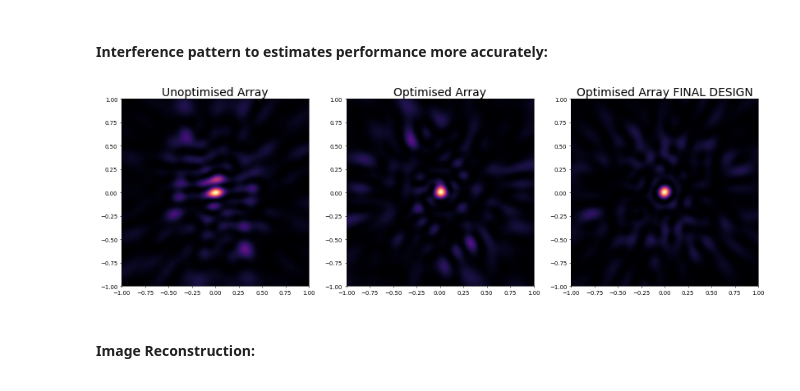
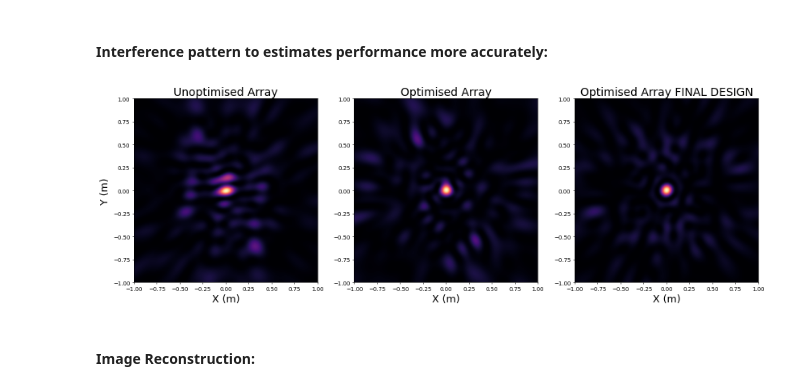
Before and after one commit to Matt-Cox1/NonUniformPhasedArrays, a Jupyter notebook: Example_Notebook_Non_Regular_Array_Designs.ipynb, the cells around one changed output. Saved outputs shown, nothing was run; the diff lists cells and outputs as text; code cells hidden in the pictures.

```diff
--- a/Example_Notebook_Non_Regular_Array_Designs.ipynb
+++ b/Example_Notebook_Non_Regular_Array_Designs.ipynb
@@ -85,31 +85,34 @@ plt.show()
 # %%
 resolution = 300
 PAA.width = 2
 PAA.Z_depth = 1
 interference_pattern1 = PAA.create_image("test_array_random.csv", resolution)
 interference_pattern2 = PAA.create_image("test_array.csv", resolution)
 interference_pattern3 = PAA.create_image("Designs/20Ant.csv", resolution) # ANother example array. You can remove this array or use your own to compare to
 
 # Create a figure for the subplots
 fig, axs = plt.subplots(1, 3, figsize=(20, 10), dpi=50)
 
 # First subplot for the unoptimised array
 axs[0].set_title("Unoptimised Array", fontsize=20)
 axs[0].imshow(interference_pattern1, extent = [-PAA.width/2, PAA.width/2, -PAA.width/2, PAA.width/2],cmap="magma")
+axs[0].set_xlabel('X (m)', fontsize=18)
+axs[0].set_ylabel('Y (m)', fontsize=18)
 
 # Second subplot for the optimised array
 axs[1].set_title("Optimised Array", fontsize=20)
 axs[1].imshow(interference_pattern2, extent = [-PAA.width/2, PAA.width/2, -PAA.width/2, PAA.width/2],cmap="magma")
+axs[1].set_xlabel('X (m)', fontsize=18)
 
 # Third subplot for the another array
 axs[2].set_title("Optimised Array FINAL DESIGN", fontsize=20)
 axs[2].imshow(interference_pattern3, extent = [-PAA.width/2, PAA.width/2, -PAA.width/2, PAA.width/2],cmap="magma")
-
+axs[2].set_xlabel('X (m)', fontsize=18)
 
 # Display the figure with subplots
 plt.show()
 # %% [output]
-[figure, old version]
+[figure, new version]
 # %% [markdown]
 #### **Image Reconstruction:**
 # %%
```
Also changed, not shown: parts of 1 cell of this notebook.
